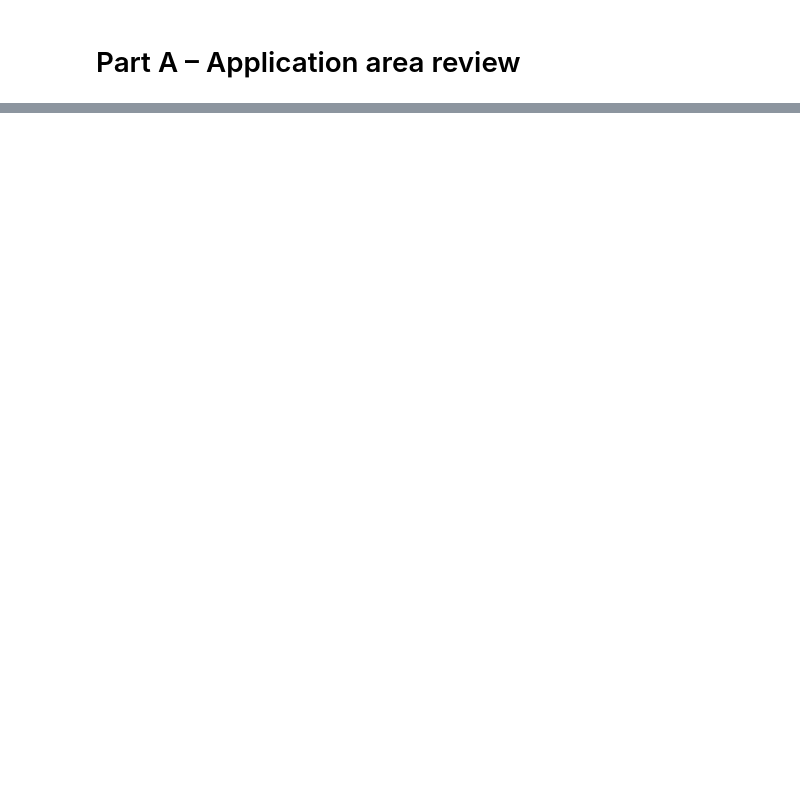
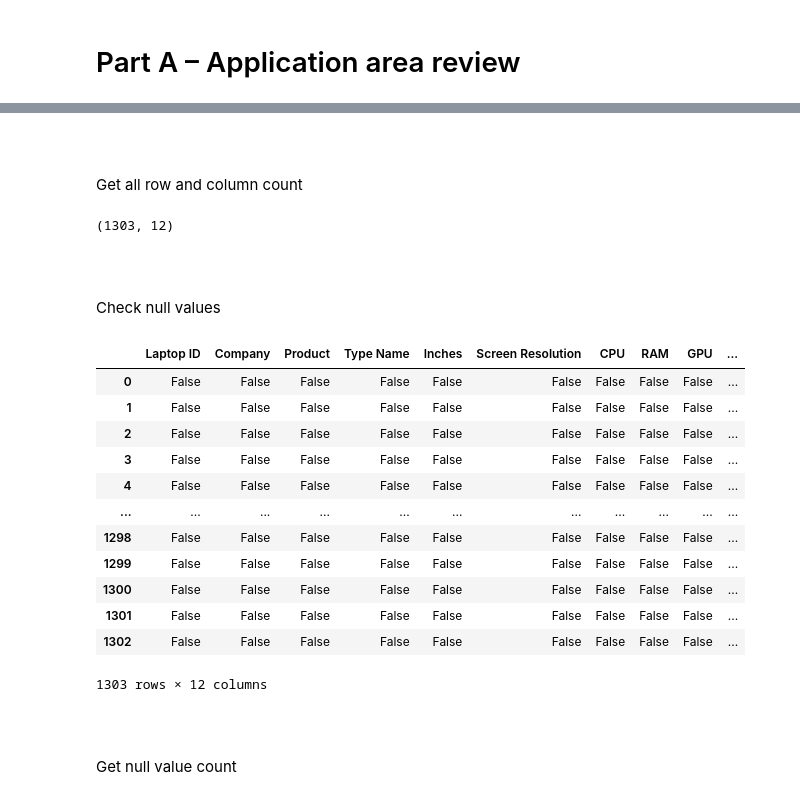
Before and after one commit to RashmithaDeSilva/Laptop_Price_Predictor, a Jupyter notebook: Price_Predictor.ipynb, the cells around one changed output, grey strips where cells are left out. Saved outputs shown, nothing was run; the diff lists cells and outputs as text; code cells hidden in the pictures; blank space fills up the shorter version.

```diff
--- a/Price_Predictor.ipynb
+++ b/Price_Predictor.ipynb
@@ -22,0 +147,2 @@
+# %%
+data = pd.read_csv("laptop_price.csv", encoding = "latin-1")
@@ -22,0 +161,29 @@
+# %% [markdown]
+<br><br>
+Get all row and column count
+# %%
+data.shape
+# %% [output]
+(1303, 12)
+# %% [markdown]
+<br><br>
+Check null values
+# %%
+data.isnull()
+# %% [output]
+|  | Laptop ID | Company | Product | Type Name | Inches | Screen Resolution | CPU | RAM | GPU | ... |
+| 0 | False | False | False | False | False | False | False | False | False | ... |
+| 1 | False | False | False | False | False | False | False | False | False | ... |
+| 2 | False | False | False | False | False | False | False | False | False | ... |
+| 3 | False | False | False | False | False | False | False | False | False | ... |
+| 4 | False | False | False | False | False | False | False | False | False | ... |
+| ... | ... | ... | ... | ... | ... | ... | ... | ... | ... | ... |
+| 1298 | False | False | False | False | False | False | False | False | False | ... |
+| 1299 | False | False | False | False | False | False | False | False | False | ... |
+| 1300 | False | False | False | False | False | False | False | False | False | ... |
+| 1301 | False | False | False | False | False | False | False | False | False | ... |
+| 1302 | False | False | False | False | False | False | False | False | False | ... |
+1303 rows × 12 columns
+# %% [markdown]
+<br><br>
+Get null value count
```
Also changed, not shown: parts of 149 cells of this notebook.
